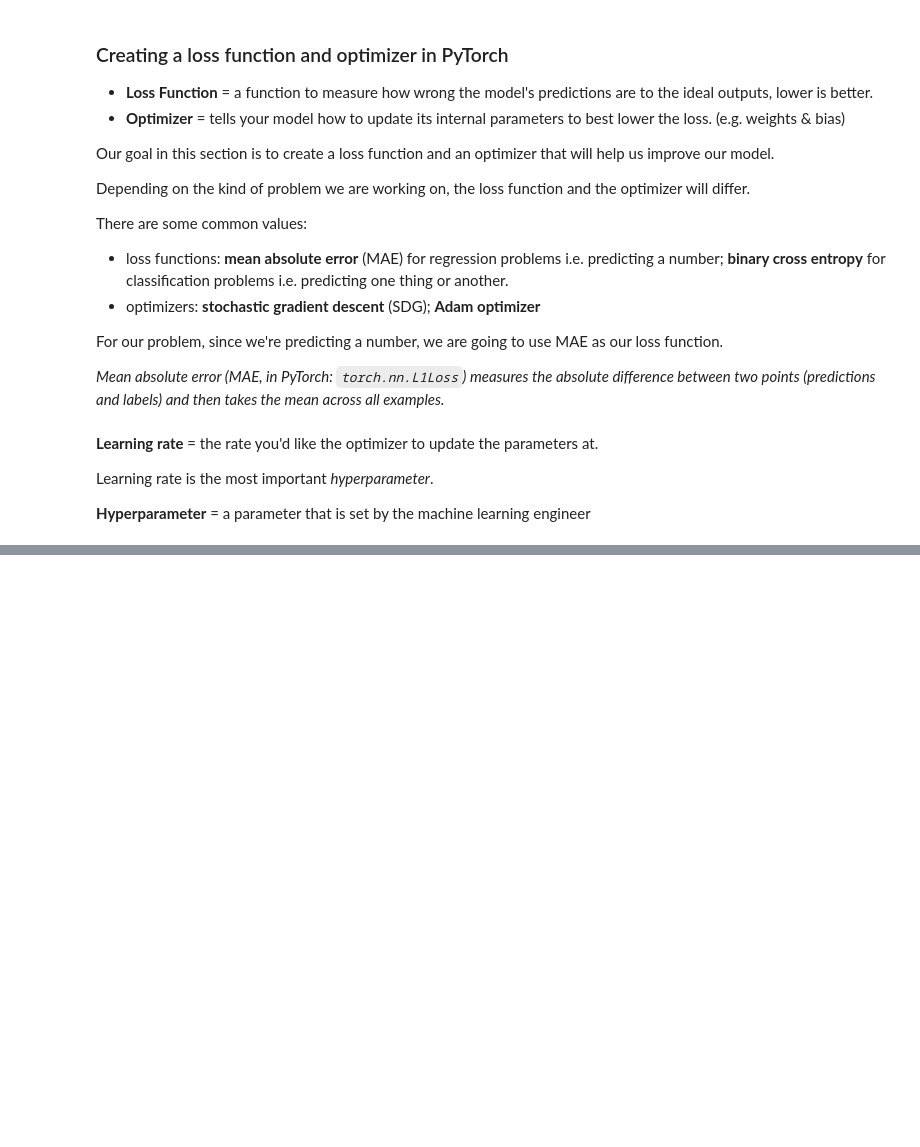
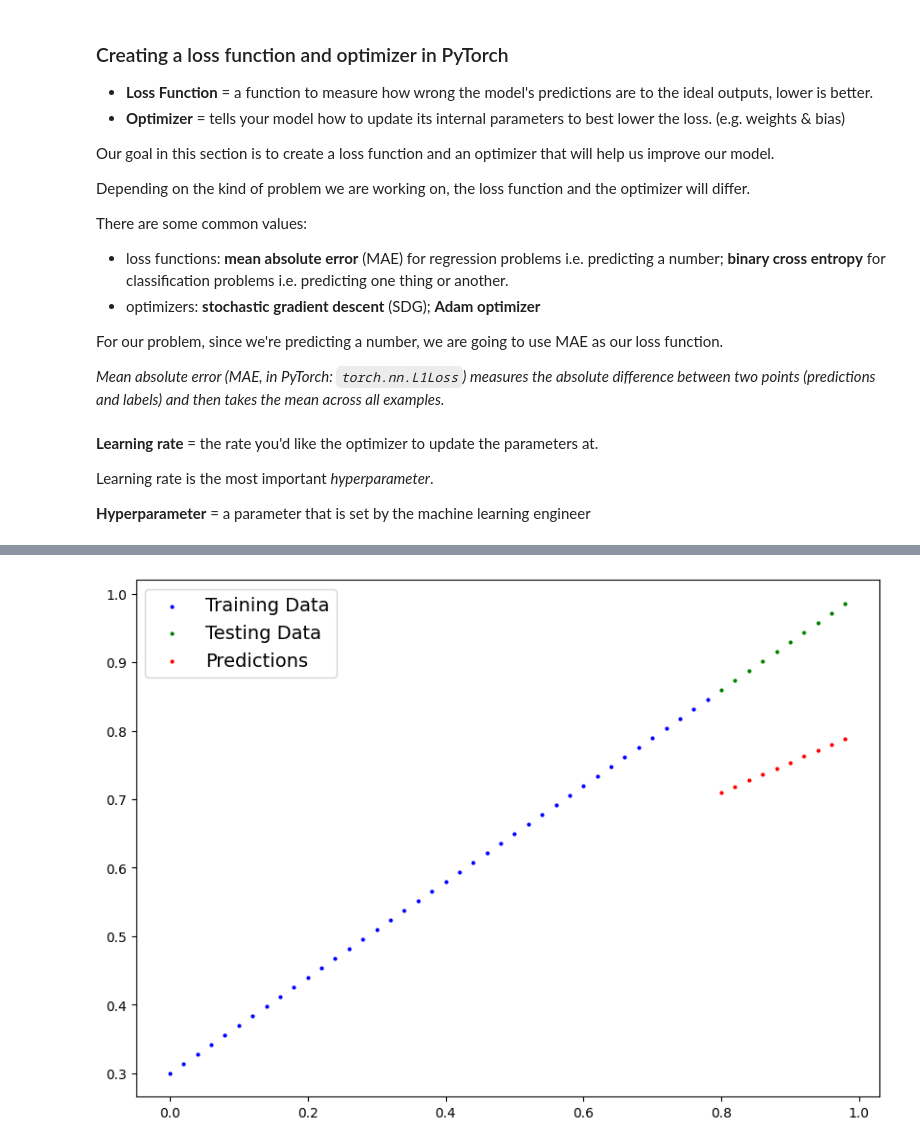
Before and after one commit to marinvirdol/learnpytorchio, a Jupyter notebook: 01_pytorch_workflow_fundamentals.ipynb, the cells around one changed output, grey strips where cells are left out. Saved outputs shown, nothing was run; the diff lists cells and outputs as text; code cells hidden in the pictures; blank space fills up the shorter version.

Commit message:
running the training loop epoch by epoch

```diff
--- a/01_pytorch_workflow_fundamentals.ipynb
+++ b/01_pytorch_workflow_fundamentals.ipynb
@@ -298,9 +299,11 @@ What we need in a training loop:
 4. Loss backward - move backwards through the network to calculate the gradients of each of the parameters of our model with respect to the loss (**backpropagation**)
 5. Optimizer step - use the optimizer to adjust the model's parameters to try and improve the loss (**gradient descent**)
 # %%
+torch.manual_seed(42)
 # an epoch is one loop through the data
 epochs = 1
 
+### Training Loop
 # 0. loop through the data
 for epoch in range(epochs):
   # set the mode to training mode
@@ -311,6 +314,7 @@ for epoch in range(epochs):
 
   # 2. calculate the loss
   loss = loss_fn(y_pred, y_train)
+  print(f"Loss: {loss}")
 
   # 3. optimizer zero grad
   optimizer_fn.zero_grad()
@@ -323,4 +327,7 @@ for epoch in range(epochs):
   # we have to zero them above in step 3 for the next iteration of the loop
   optimizer_fn.step()
 
-  #model_0.eval() # turns off gradient tracking
+  ### Testing
+  model_0.eval() # turns off gradient tracking
+
+  print(model_0.state_dict())
@@ -326,0 +337,3 @@ for epoch in range(epochs):
+# %%
+with torch.inference_mode():
+  y_preds_new = model_0(X_test)
@@ -326,0 +348,4 @@ for epoch in range(epochs):
+# %%
+plot_predictions(predictions=y_preds_new)
+# %% [output]
+[figure, added]
```
Also changed, not shown: parts of 3 cells of this notebook.
